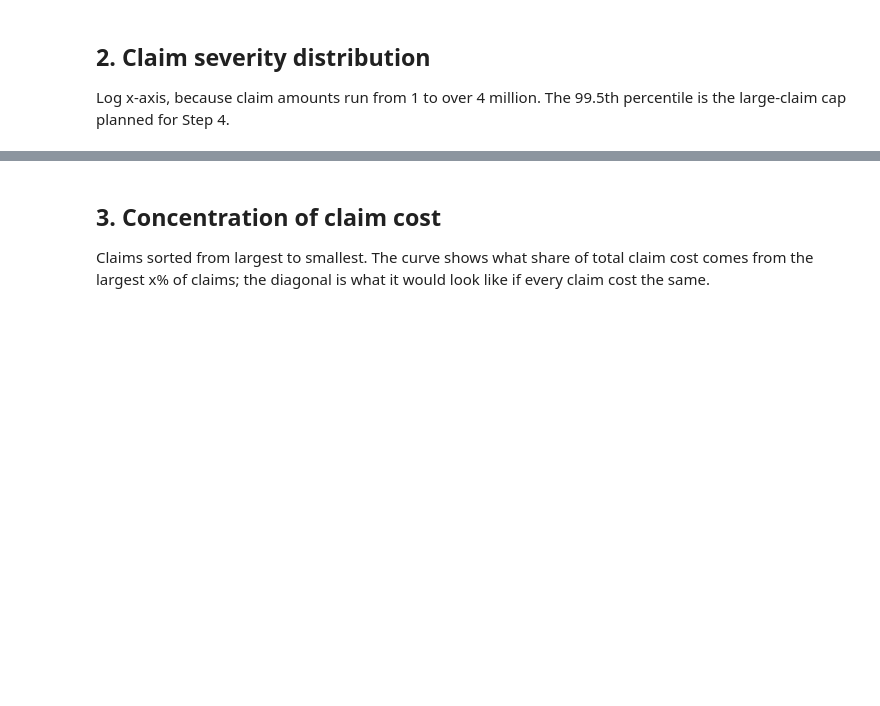
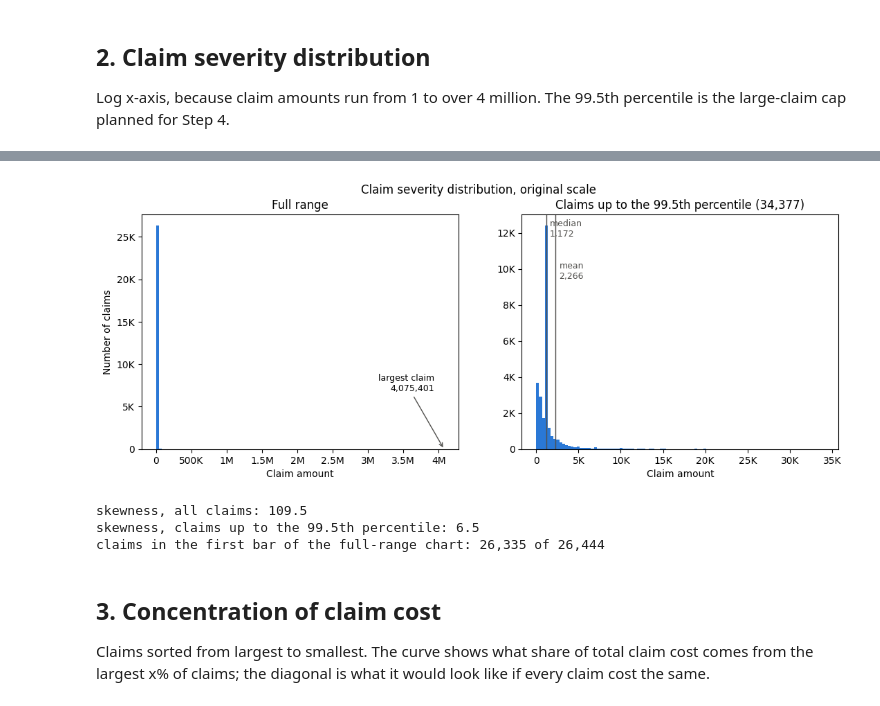
Before and after one commit to Timang419/pricing-project, a Jupyter notebook: 02_eda.ipynb, the cells around one changed output, grey strips where cells are left out. Saved outputs shown, nothing was run; the diff lists cells and outputs as text; code cells hidden in the pictures; blank space fills up the shorter version.

```diff
--- a/02_eda.ipynb
+++ b/02_eda.ipynb
@@ -187,6 +181,46 @@ min            1.00
 99.5%      34376.96
 max      4075400.56
 share of claims between 1,000 and 1,300: 45.7%
+# %%
+# Same claims on the original (linear) scale, to show how skewed they are
+cap = amounts.quantile(0.995)
+
+fig, (ax_full, ax_zoom) = plt.subplots(1, 2, figsize=(13, 4.4))
+
+# Left: full range. Almost every claim falls in the first bar; the tail is too thin to see
+ax_full.hist(amounts, bins=100, color=BLUE)
+ax_full.xaxis.set_major_formatter(FuncFormatter(compact))
+ax_full.yaxis.set_major_formatter(FuncFormatter(compact))
+ax_full.annotate(f"largest claim\n{amounts.max():,.0f}", (amounts.max(), 0), xytext=(-10, 60),
+                 textcoords="offset points", ha="right", fontsize=9,
+                 arrowprops={"arrowstyle": "->", "color": INK_2})
+ax_full.set_xlabel("Claim amount")
+ax_full.set_ylabel("Number of claims")
+ax_full.set_title("Full range")
+
+# Right: zoomed to the 99.5% of claims below the planned cap
+ax_zoom.hist(amounts[amounts <= cap], bins=100, color=BLUE)
+ax_zoom.xaxis.set_major_formatter(FuncFormatter(compact))
+ax_zoom.yaxis.set_major_formatter(FuncFormatter(compact))
+for (name, value), y in zip(markers[:2], (0.98, 0.80)):
+    ax_zoom.axvline(value, color=INK_2, linewidth=1)
+    ax_zoom.annotate(f"{name}\n{value:,.0f}", (value, y), xycoords=("data", "axes fraction"),
+                     xytext=(4, 0), textcoords="offset points", ha="left", va="top", fontsize=9, color=INK_2)
+ax_zoom.set_xlabel("Claim amount")
+ax_zoom.set_title(f"Claims up to the 99.5th percentile ({cap:,.0f})")
+
+fig.suptitle("Claim severity distribution, original scale")
+fig.savefig("figures/severity_distribution_linear.png", dpi=150, bbox_inches="tight")
+plt.show()
+
+print(f"skewness, all claims: {amounts.skew():.1f}")
+print(f"skewness, claims up to the 99.5th percentile: {amounts[amounts <= cap].skew():.1f}")
+print(f"claims in the first bar of the full-range chart: {(amounts < amounts.max() / 100).sum():,} of {len(amounts):,}")
+# %% [output]
+[figure, added]
+skewness, all claims: 109.5
+skewness, claims up to the 99.5th percentile: 6.5
+claims in the first bar of the full-range chart: 26,335 of 26,444
 # %% [markdown]
 ## 3. Concentration of claim cost
 
```
Also changed, not shown: parts of 21 cells of this notebook, 17 other files.
